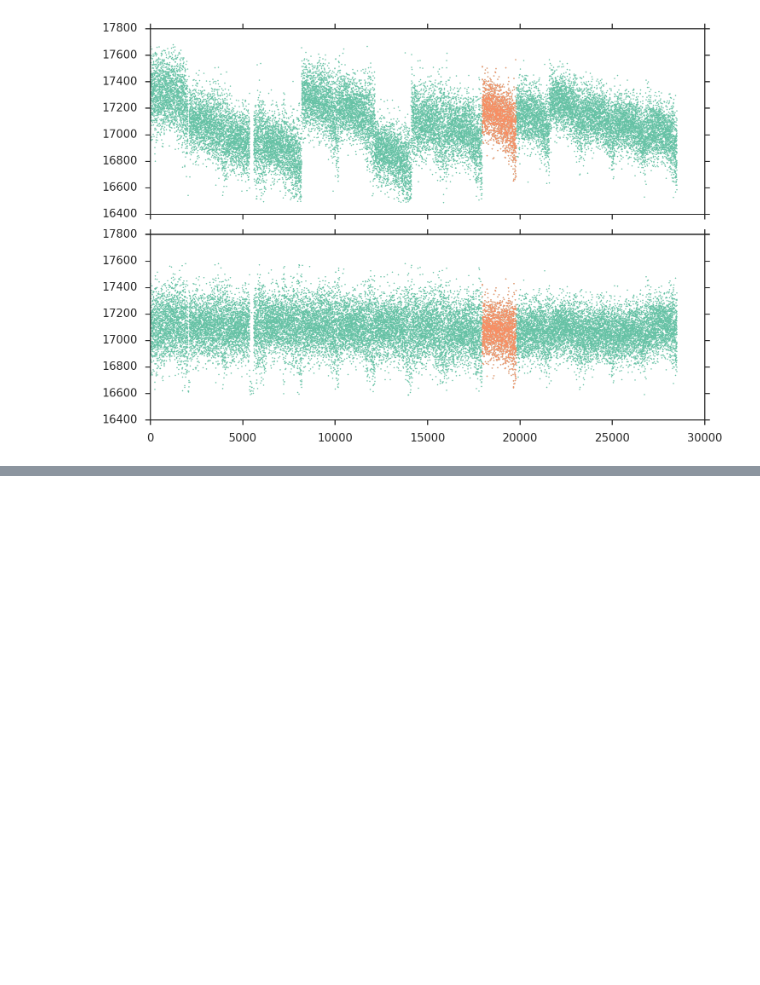
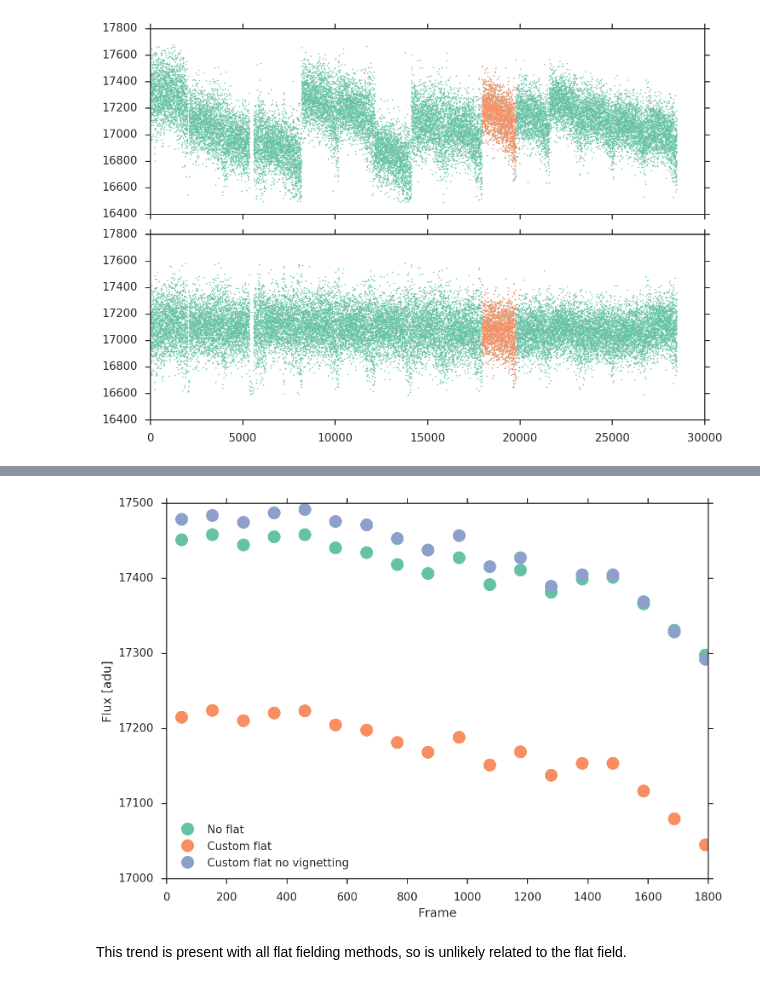
Before and after one commit to NGTS/lightcurve-explorer, a Jupyter notebook: exploration/single_aperture_exploration.ipynb, the cells around one changed output, grey strips where cells are left out. Drawn from its saved outputs; the diff is of its cells as text; code cells hidden in the pictures; blank space fills up the shorter version.

```diff
--- a/exploration/single_aperture_exploration.ipynb
+++ b/exploration/single_aperture_exploration.ipynb
@@ -78,0 +89,25 @@ The long term behaviour is completely different for the different sysrem runs. I
+# %%
+def show_lightcurve(filename, axis, label):
+    with fitsio.FITS(filename) as infile:
+        lc = sigma_clip(infile['tamflux'][aperture:aperture + 1, :].ravel())
+    frames = np.arange(lc.size)
+
+    bx, by = bin_1d(frames, lc, lc.size / 100)
+    med_y = np.median(by)
+    mad_y = np.median(np.abs(by - med_y))
+    frms_y = 1.48 * mad_y / med_y
+
+    axis.plot(bx, by, '.', label=label, ms=30)
+# %%
+fig, axis = plt.subplots()
+show_lightcurve('../data/20150911-ng2000-802-without-flat.fits', axis, "No flat")
+show_lightcurve('../data/20150911-ng2000-802-custom-flat-high-quality.fits', axis, "Custom flat")
+show_lightcurve('../data/20150911-ng2000-802-custom-flat-high-quality-no-vignetting.fits', axis,
+                "Custom flat no vignetting")
+axis.legend(loc='best')
+axis.set(xlabel='Frame', ylabel='Flux [adu]')
+fig.tight_layout()
+# %% [output]
+[figure, added]
+# %% [markdown]
+This trend is present with all flat fielding methods, so is unlikely related to the flat field.
```
Also changed, not shown: parts of 3 cells of this notebook, 1 other file.
